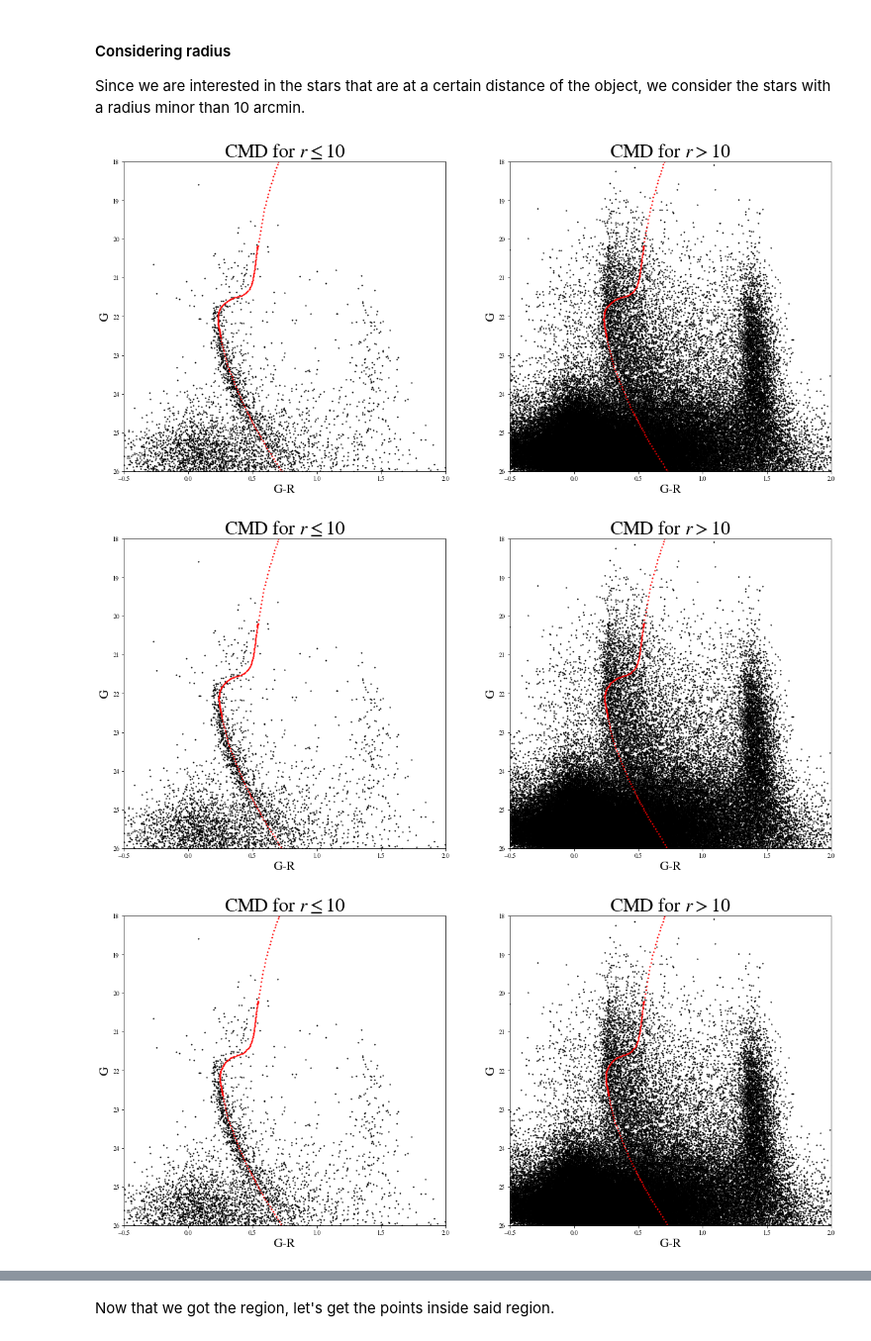
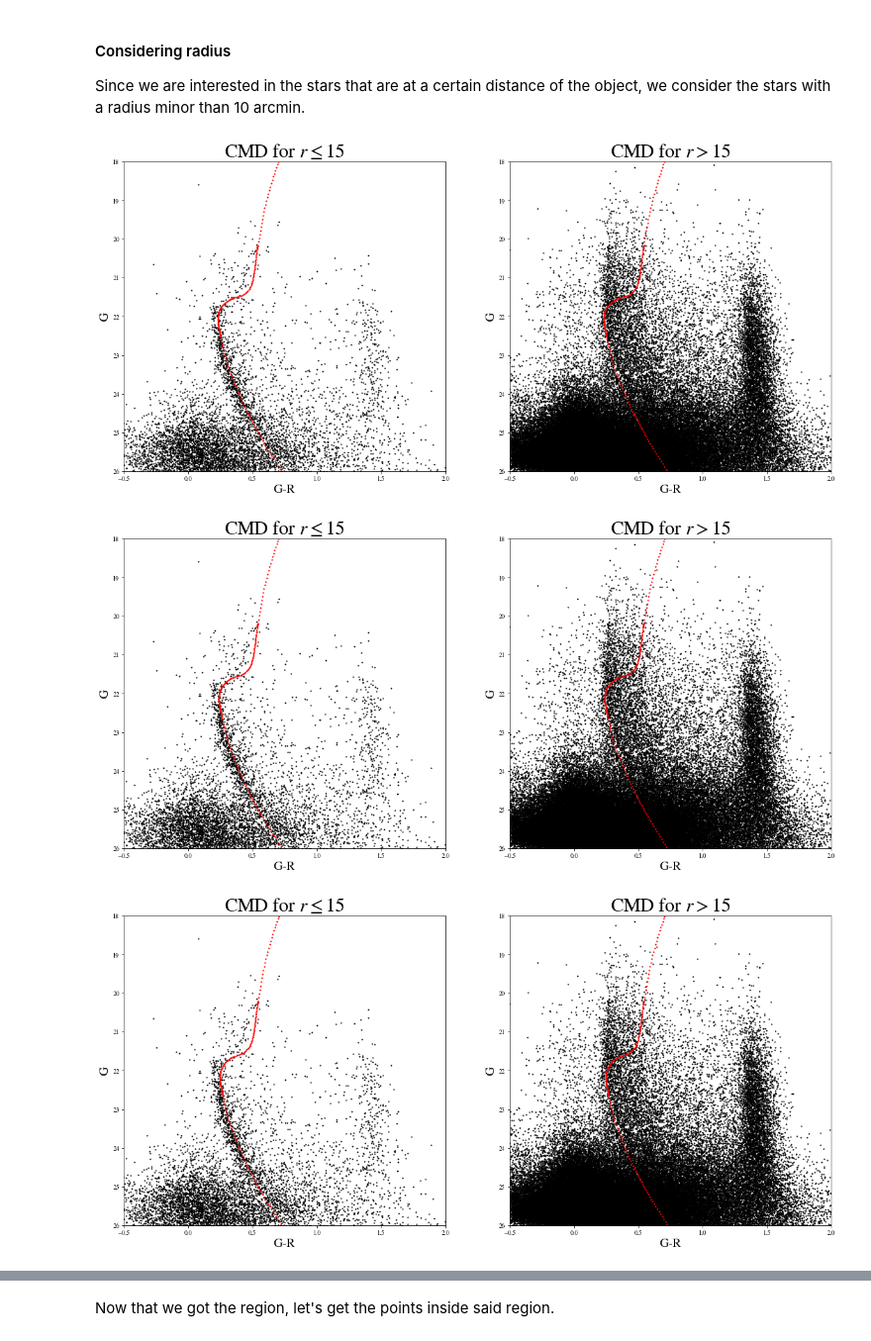
Before and after one commit to vPedreros/MW_Satellites, a Jupyter notebook: MW_satellites_nb.ipynb, the cells around one changed output, grey strips where cells are left out. Shown at 99% size. Cells and saved outputs as stored; diff of their text form; code cells hidden in the pictures.

```diff
--- a/MW_satellites_nb.ipynb
+++ b/MW_satellites_nb.ipynb
@@ -266,12 +258,12 @@ def isochrone_cmd_radius(df, df_iso, radius):
         ax.set_ylim((18, 26))
         ax.set_ylim(ax.get_ylim()[::-1])
 # %%
-inner_radius = 10
+inner_radius = 15
 
 isochrone_cmd_radius(df_filtered, df_iso1, inner_radius)
 isochrone_cmd_radius(df_filtered, df_iso2, inner_radius)
 isochrone_cmd_radius(df_filtered, df_iso3, inner_radius)
 # %% [output]
-[figure, old version]
+[figure, new version]
-[figure, old version]
+[figure, new version]
-[figure, old version]
+[figure, new version]
```
Also changed, not shown: parts of 23 cells of this notebook.
